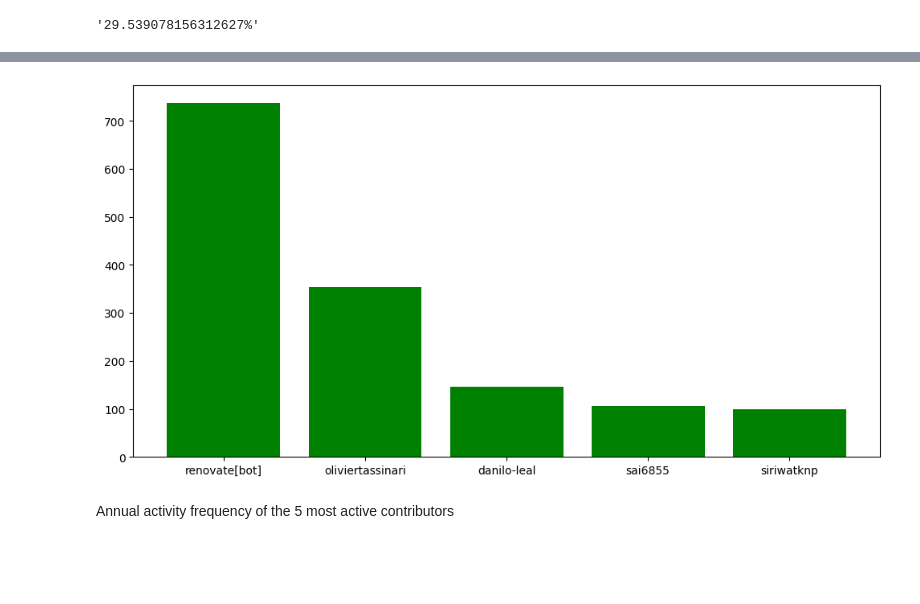
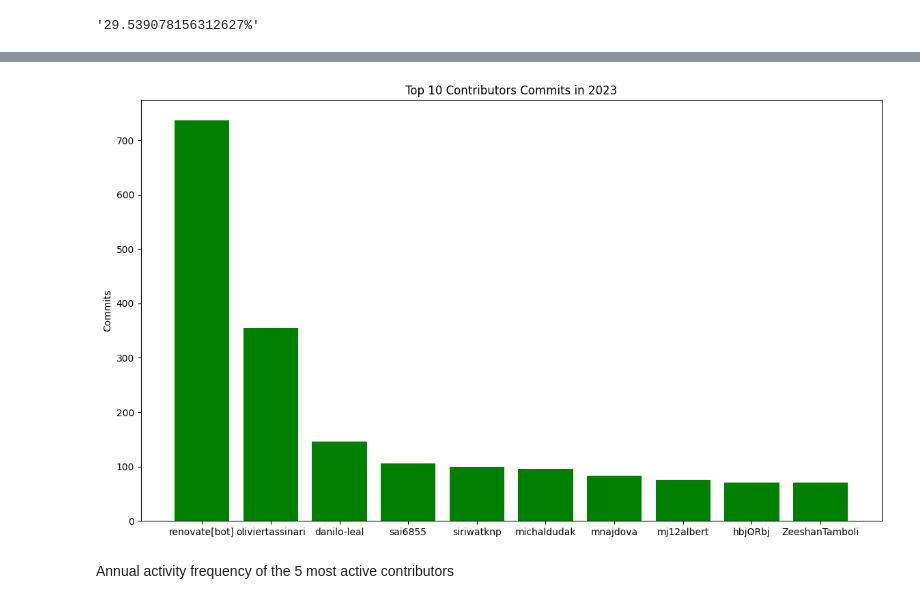
Before and after one commit to Khanhtoichoi/Data-Analysis, a Jupyter notebook: data_analysis.ipynb, the cells around one changed output, grey strips where cells are left out. Drawn from its saved outputs; the diff is of its cells as text; code cells hidden in the pictures; blank space fills up the shorter version.

```diff
--- a/data_analysis.ipynb
+++ b/data_analysis.ipynb
@@ -135,10 +155,12 @@ str(bot_percentage/2495 * 100) + '%'
 # %%
-topfive_df = contributor_df.head(5)
-plt.figure(figsize=(12, 6))
-plt.bar(topfive_df.index,topfive_df['Total Commits'],color='green')
+topten_df = contributor_df.head(10)
+plt.figure(figsize=(14, 8))
+plt.bar(topten_df.index,topten_df['Total Commits'],color='green')
+plt.ylabel('Commits')
+plt.title('Top 10 Contributors Commits in 2023')
 plt.show()
 # %% [output]
-[figure, old version]
+[figure, new version]
 # %% [markdown]
 Annual activity frequency of the 5 most active contributors
 # %%
```
Also changed, not shown: parts of 12 cells of this notebook.
